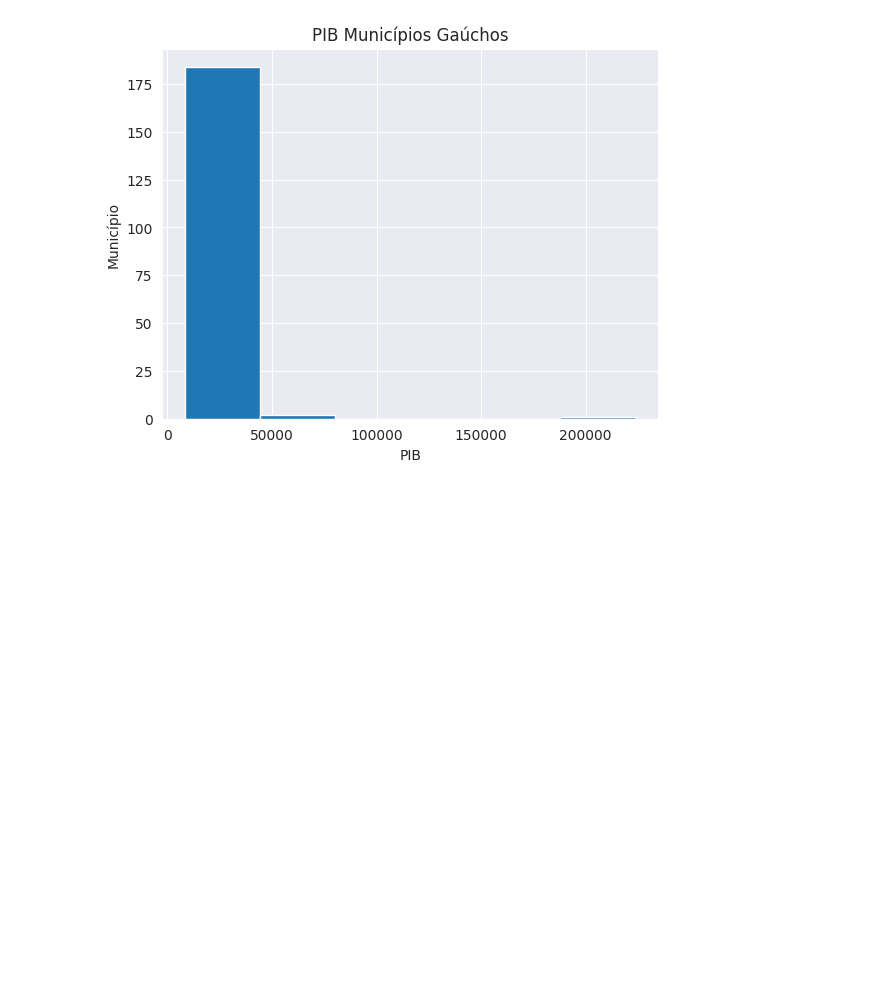
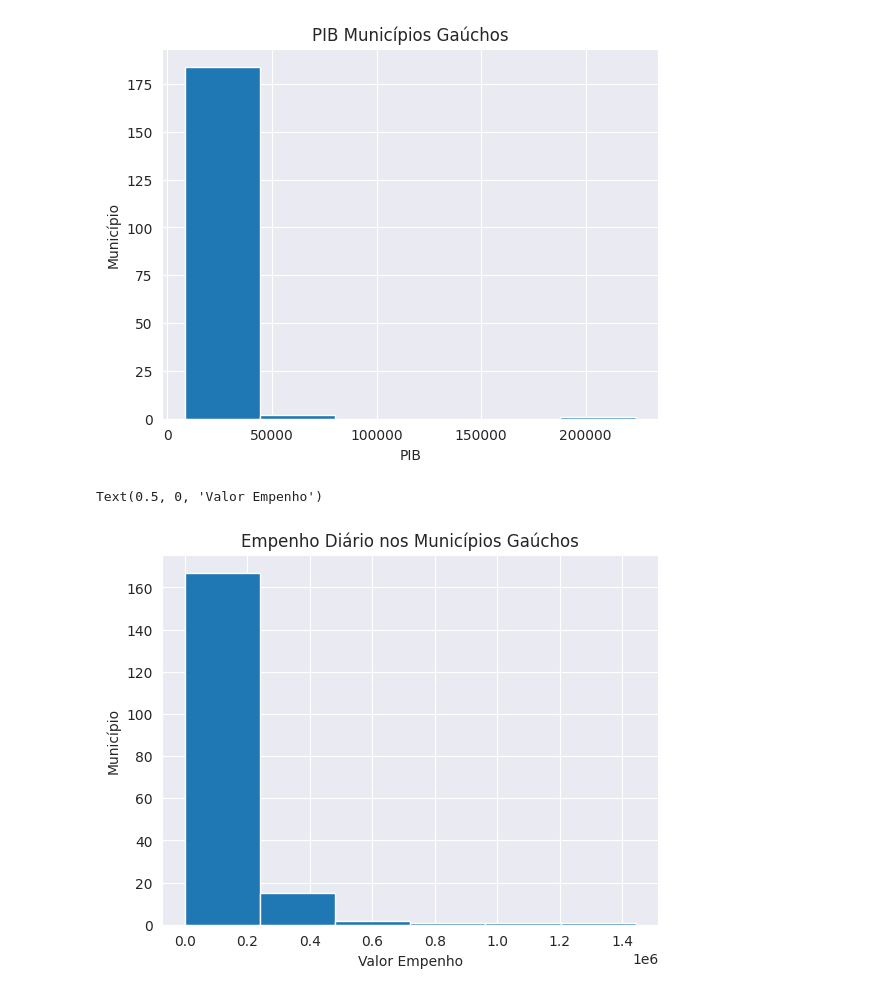
Before and after one commit to Curio5813/DataScience, a Jupyter notebook: facavcmesmo/faxavocemesmo003.ipynb, the cells around one changed output. Saved outputs shown, nothing was run; the diff lists cells and outputs as text; code cells hidden in the pictures; blank space fills up the shorter version.

```diff
--- a/facavcmesmo/faxavocemesmo003.ipynb
+++ b/facavcmesmo/faxavocemesmo003.ipynb
@@ -80,3 +80,11 @@ plt.xlabel('PIB')
 # %% [output]
 Text(0.5, 0, 'PIB')
 [figure]
+# %%
+plt.hist(base.iloc[:,3], bins = 6)
+plt.title('Empenho Diário nos Municípios Gaúchos')
+plt.ylabel('Município')
+plt.xlabel('Valor Empenho')
+# %% [output]
+Text(0.5, 0, 'Valor Empenho')
+[figure, added]
```
